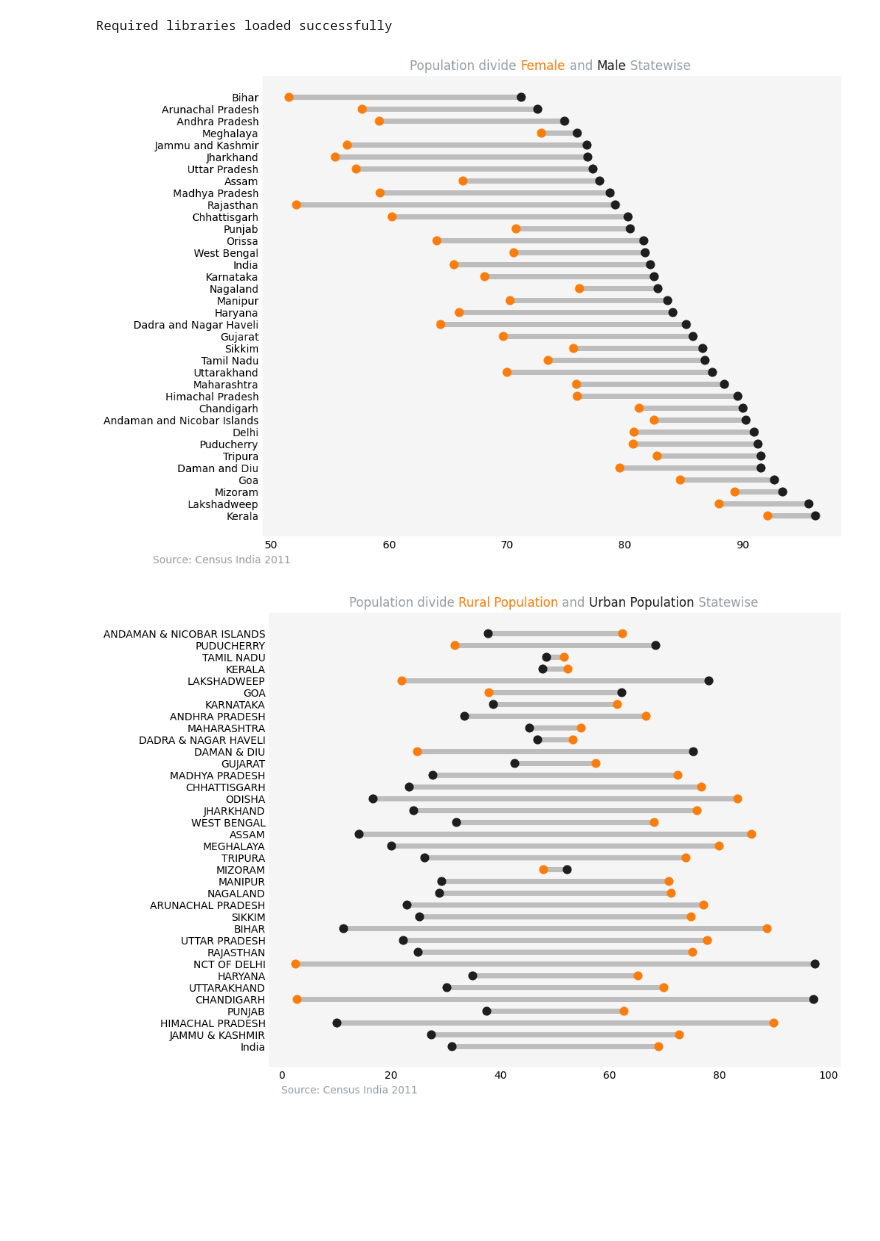
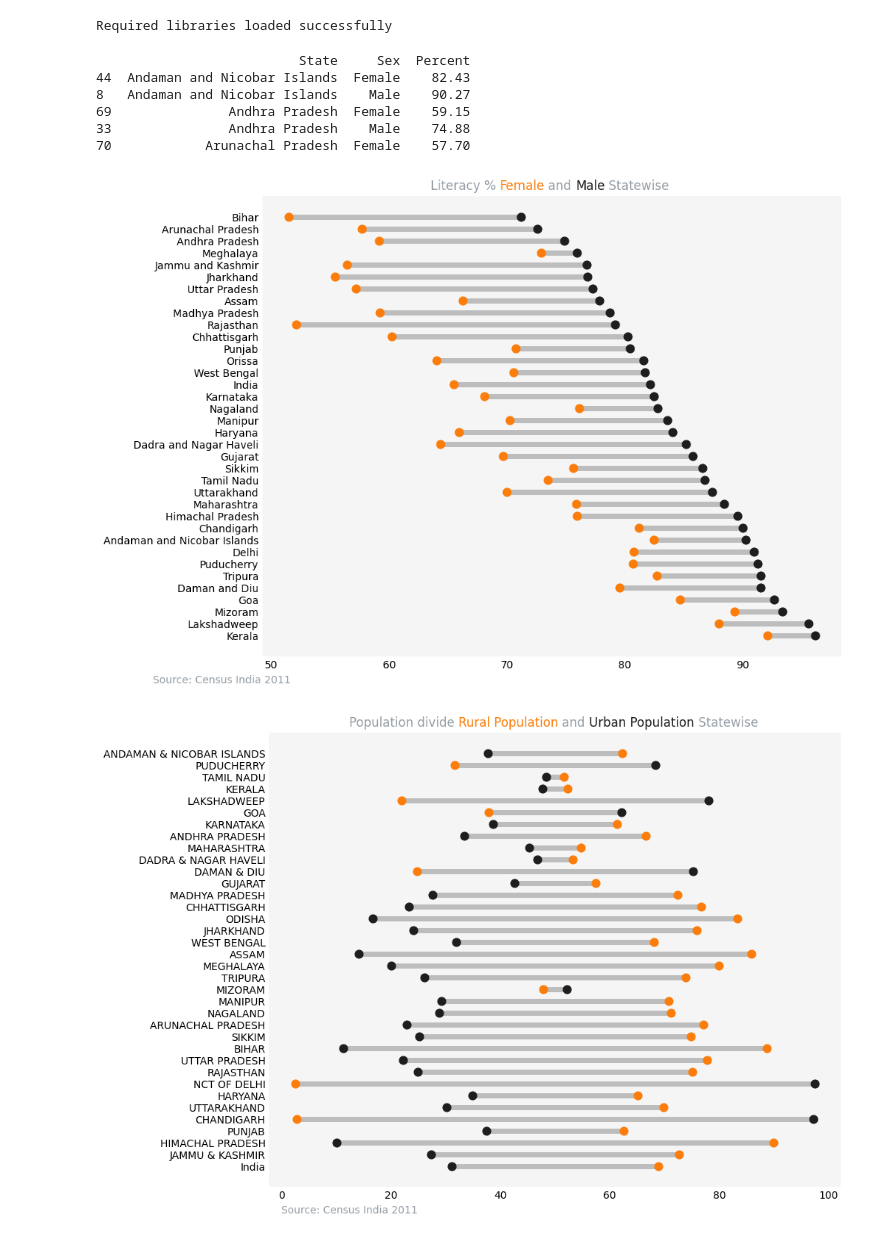
Before and after one commit to atifiu/dumbell_plot, a Jupyter notebook: dumbell_plot.ipynb, the cells around one changed output. Cells and saved outputs as stored; diff of their text form; code cells hidden in the pictures; blank space fills up the shorter version.

Commit message:
Added plotly % literacy plot and updated README

```diff
--- a/dumbell_plot.ipynb
+++ b/dumbell_plot.ipynb
@@ -157,7 +156,8 @@ def create_dumbell(df, xaxis1, yaxis1, xaxis2, yaxis2,filename="dumbell_plot"):
     ax.set(xlabel=None)
 
     # Title color
-    label_list = ["Population divide ", xaxis2, " and ", xaxis1, " Statewise"]
+    text1 = "Literacy % " if "literacy" in filename.lower() else "Population divide "
+    label_list = [text1, xaxis2, " and ", xaxis1, " Statewise"]
     colors = ["#969FA7", "#FC7D0B", "#969FA7", "#1E1E1E", "#969FA7"]
     color_title(label_list, colors)
 
@@ -177,15 +226,23 @@ def create_dumbell(df, xaxis1, yaxis1, xaxis2, yaxis2,filename="dumbell_plot"):
 # %%
 if __name__ == "__main__":
     literacy_data_url = r"https://www.census2011.co.in/literacy.php"
     df_literacy = literary_rate_data(literacy_data_url)
     #print(type(df_literacy))
     #df_literacy.head()
     filename_lit="LiteracyIndiaStatewiseGender.png"
     create_dumbell(df_literacy, "Male", "State", "Female", "State", filename=filename_lit)
     urban_rural_data_url = r"https://censusindia.gov.in/nada/index.php/catalog/42555/download/46181/2011-IndiaState-0000.xlsx"
     df_urban_rural = urban_rural_pop_data(urban_rural_data_url)
     filename_pop="RuralUrbanPopulationStatewise.png"
     create_dumbell(df_urban_rural, "Urban Population", "Name", "Rural Population", "Name", filename=filename_pop)
+    #generate literacy % plot using plotly
+    generate_plotly_dumbell_plot(df_literacy)
 # %% [output]
+                          State     Sex  Percent
+44  Andaman and Nicobar Islands  Female    82.43
+8   Andaman and Nicobar Islands    Male    90.27
+69               Andhra Pradesh  Female    59.15
+33               Andhra Pradesh    Male    74.88
+70            Arunachal Pradesh  Female    57.70
-[figure, old version]
+[figure, new version]
 [figure]
```
Also changed, not shown: parts of 3 cells of this notebook, 4 other files.
